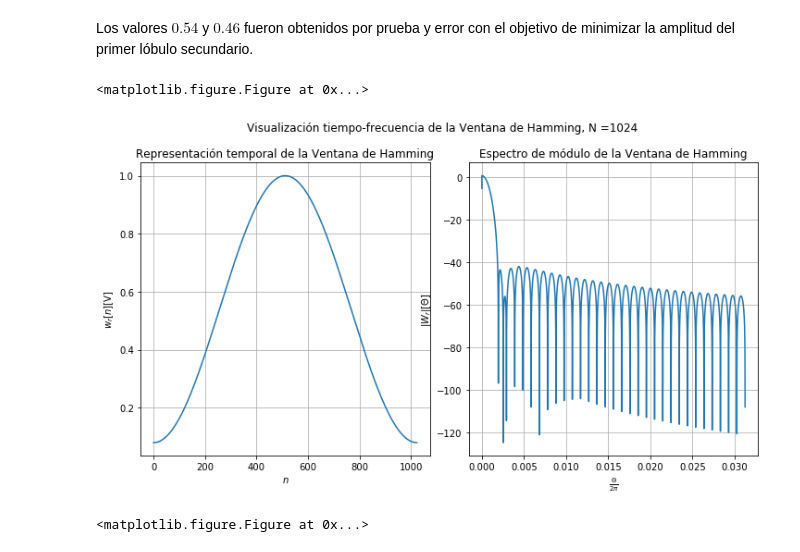
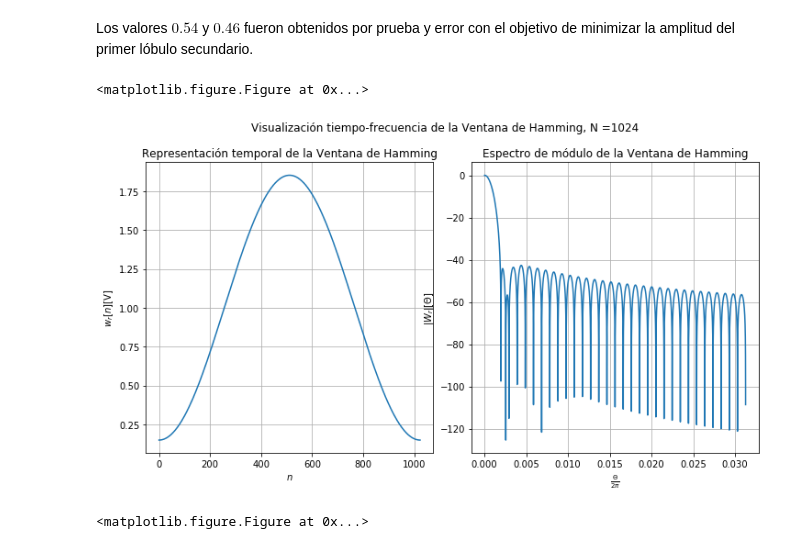
Before and after one commit to LisandroRobles/tp2, a Jupyter notebook: TP2 - Ventanas.ipynb, the cells around one changed output. Drawn from its saved outputs; the diff is of its cells as text; code cells hidden in the pictures.

```diff
--- a/TP2 - Ventanas.ipynb
+++ b/TP2 - Ventanas.ipynb
@@ -293,3 +304,19 @@ whn = win.hann(N1)
+# %%
+###############################################
+# Generación de los espectros de las ventanas #
+###############################################
+
+#Cálculo del espectro de la ventana Rectangular (Kernel de Dirichlet)
+(f,Whn) = SA.module(whn,db = True,xaxis = 'phi_norm')
+
+#Divide a la mitad las componentes que no son continua ni Nyquist
+#Ya que SA.module devuelve solo la mitad y multiplica estas componentes por dos
+n = np.size(Whn,0)
+#Para cada uno de las componentes del espectro Wr
+for i in range(0,n):
+    #Si no es continua ni Nyquist
+    if (i is not 0) and (i is not n-1):
+        Whn[i] = Whn[i] - 6 #Le resto 6 dB
 # %%
 ##########################################
 # Presentación gráfica de los resultados #
@@ -362,30 +382,46 @@ whm = win.hamming(N1)
+# %%
+###############################################
+# Generación de los espectros de las ventanas #
+###############################################
+
+#Cálculo del espectro de la ventana Rectangular (Kernel de Dirichlet)
+(f,Whm) = SA.module(whm,db = True,xaxis = 'phi_norm')
+
+#Divide a la mitad las componentes que no son continua ni Nyquist
+#Ya que SA.module devuelve solo la mitad y multiplica estas componentes por dos
+n = np.size(Whm,0)
+#Para cada uno de las componentes del espectro Wr
+for i in range(0,n):
+    #Si no es continua ni Nyquist
+    if (i is not 0) and (i is not n-1):
+        Whm[i] = Whm[i] - 6 #Le resto 6 dB
 # %%
 ##########################################
 # Presentación gráfica de los resultados #
 ##########################################
 
 plt.figure()
 fig, axarr = plt.subplots(1, 2,figsize = (10,5))
 fig.suptitle('Visualización tiempo-frecuencia de la Ventana de Hamming, N =' + str(N1),fontsize=12,y = 1.08)
 fig.tight_layout()
 
 axarr[0].plot(whm)
 axarr[0].set_title('Representación temporal de la Ventana de Hamming')
 axarr[0].set_ylabel('$w_{r}[n]$[V]')
 axarr[0].set_xlabel('$n$')
-axarr[0].set_ylim((0,max(wt)*1.1))
+axarr[0].set_ylim((0,max(whm)*1.1))
 axarr[0].axis('tight')
 axarr[0].grid()
 
 axarr[1].plot(f[0:int(N2/32)],Whm[0:int(N2/32),0])
 axarr[1].set_title('Espectro de módulo de la Ventana de Hamming')
 axarr[1].set_ylabel('$|W_{r}|[\Theta]$')
 axarr[1].set_xlabel('$\\frac{\Theta}{2 \pi}$')
 axarr[1].axis('tight')
 axarr[1].grid()
 # %% [output]
 <matplotlib.figure.Figure at 0x...>
-[figure, old version]
+[figure, new version]
 # %%
 ##########################################
 # Presentación gráfica de los resultados #
```
Also changed, not shown: parts of 45 cells of this notebook, 1 other file.
